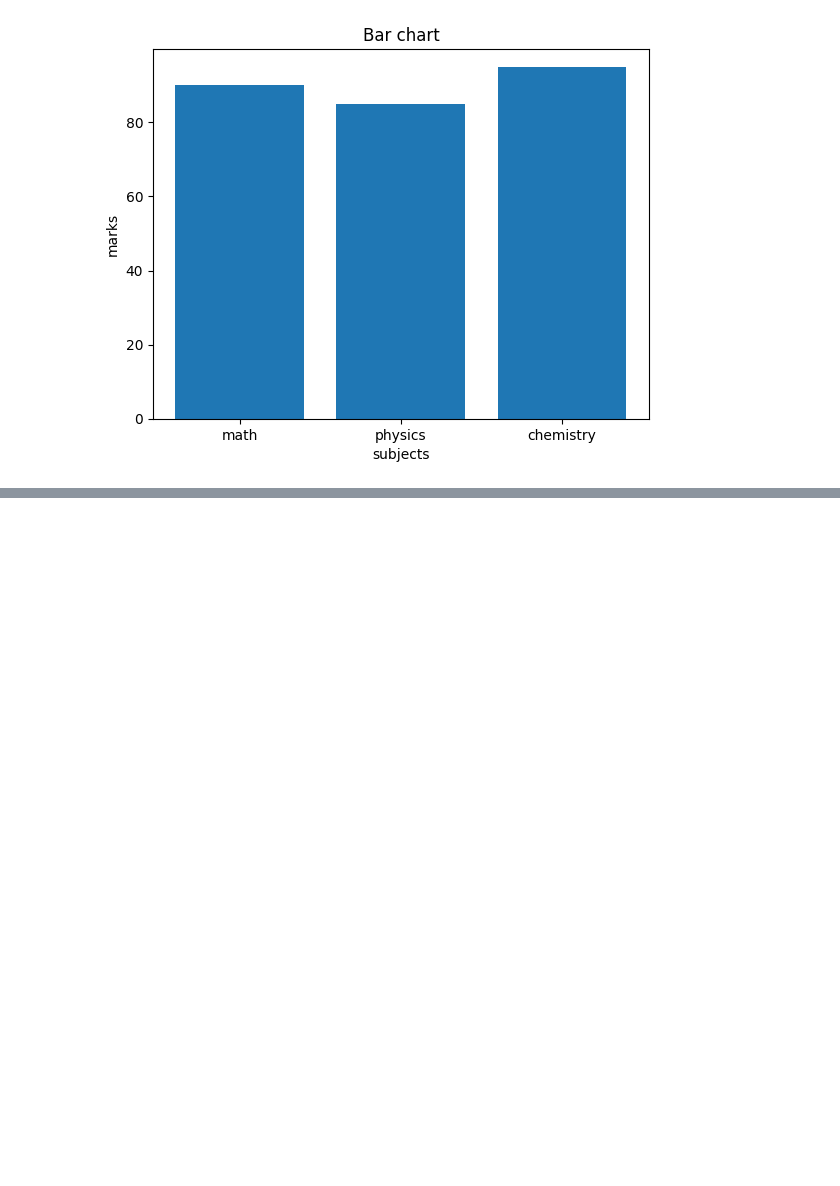
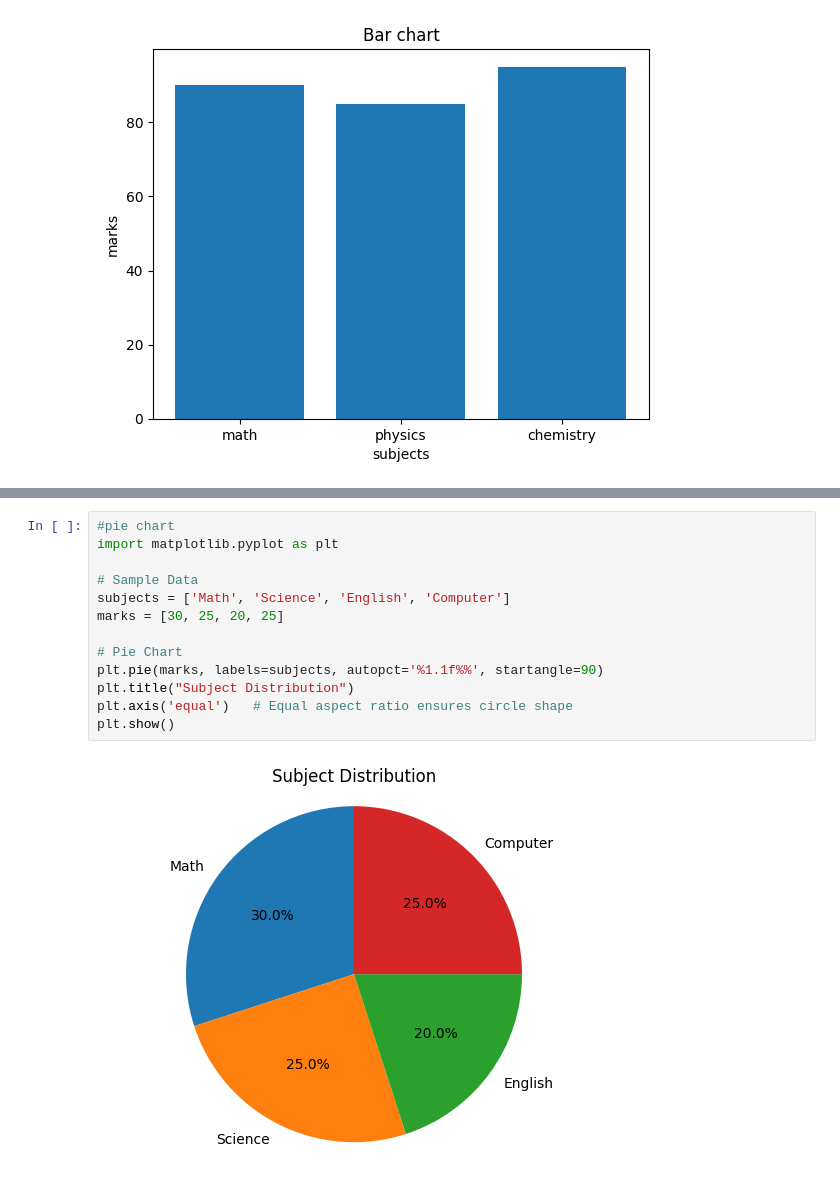
Before and after one commit to ThanmayeeGodala-ai/2025-2026-Even--AI-DS-Godala-Thanamyee-4072-, a Jupyter notebook: 10_02_26.ipynb, the cells around one changed output, grey strips where cells are left out. Cells and saved outputs as stored; diff of their text form; blank space fills up the shorter version.

```diff
--- a/10_02_26.ipynb
+++ b/10_02_26.ipynb
@@ -397,0 +431,15 @@ plt.show()
+# %%
+#pie chart
+import matplotlib.pyplot as plt
+
+# Sample Data
+subjects = ['Math', 'Science', 'English', 'Computer']
+marks = [30, 25, 20, 25]
+
+# Pie Chart
+plt.pie(marks, labels=subjects, autopct='%1.1f%%', startangle=90)
+plt.title("Subject Distribution")
+plt.axis('equal')   # Equal aspect ratio ensures circle shape
+plt.show()
+# %% [output]
+[figure, added]
```
Also changed, not shown: parts of 2 cells of this notebook.
